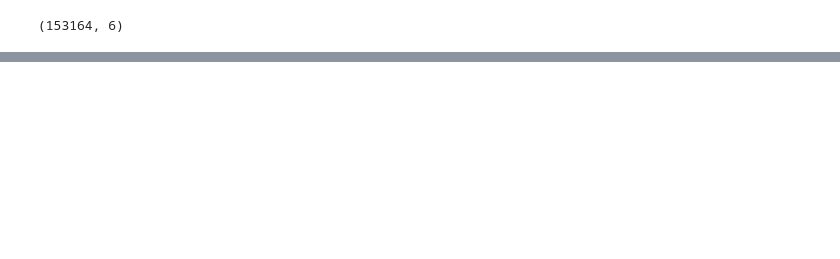
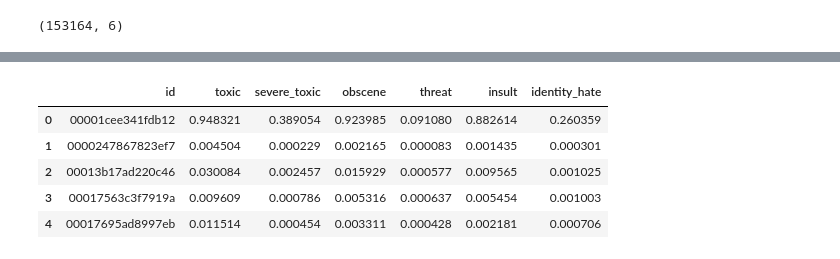
Before and after one commit to ohmeow/kaggle-comps-old, a Jupyter notebook: jigsaw-toxic-comment/toxic-comment-torchtext-pooled-gru-fasttext-fastai.ipynb, the cells around one changed output, grey strips where cells are left out. Saved outputs shown, nothing was run; the diff lists cells and outputs as text; code cells hidden in the pictures; blank space fills up the shorter version.

```diff
--- a/jigsaw-toxic-comment/toxic-comment-torchtext-pooled-gru-fasttext-fastai.ipynb
+++ b/jigsaw-toxic-comment/toxic-comment-torchtext-pooled-gru-fasttext-fastai.ipynb
@@ -339,0 +1020,12 @@ subm_df.drop("comment_text", axis=1).to_csv(f'{PATH}/submissions/subm2.csv', ind
+# %%
+cv_dfs = []
+for i in range(n_folds):
+    df = pd.read_csv(f'{PATH}/submissions/lstm_subm_20180315_cv_{i}.csv')
+    df2 = pd.read_csv(f'{PATH}/submissions/subm_20180315_cv_{i}.csv')
+    cv_dfs.append(df)
+    cv_dfs.append(df2)
+
+final_cv_df = pd.concat([ df for df in cv_dfs ])
+
+display(len(final_cv_df))
+display(final_cv_df.head(2))
@@ -339,0 +1037,10 @@ subm_df.drop("comment_text", axis=1).to_csv(f'{PATH}/submissions/subm2.csv', ind
+# %%
+final_cv_df = final_cv_df.groupby(['id']).mean().reset_index()
+final_cv_df.head()
+# %% [output]
+|  | id | toxic | severe_toxic | obscene | threat | insult | identity_hate |
+| 0 | 00001cee341fdb12 | 0.948321 | 0.389054 | 0.923985 | 0.091080 | 0.882614 | 0.260359 |
+| 1 | 0000247867823ef7 | 0.004504 | 0.000229 | 0.002165 | 0.000083 | 0.001435 | 0.000301 |
+| 2 | 00013b17ad220c46 | 0.030084 | 0.002457 | 0.015929 | 0.000577 | 0.009565 | 0.001025 |
+| 3 | 00017563c3f7919a | 0.009609 | 0.000786 | 0.005316 | 0.000637 | 0.005454 | 0.001003 |
+| 4 | 00017695ad8997eb | 0.011514 | 0.000454 | 0.003311 | 0.000428 | 0.002181 | 0.000706 |
```
Also changed, not shown: parts of 71 cells of this notebook, 1 other file.
